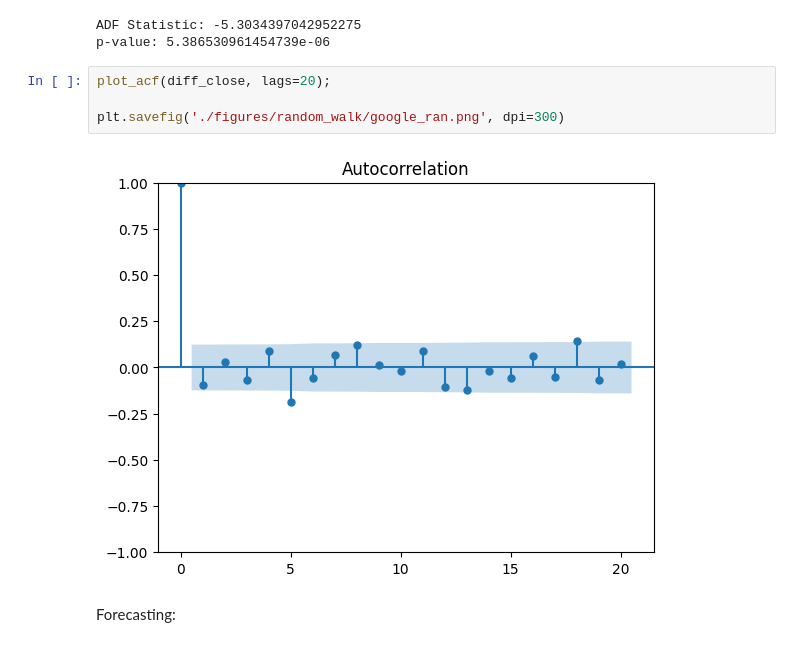
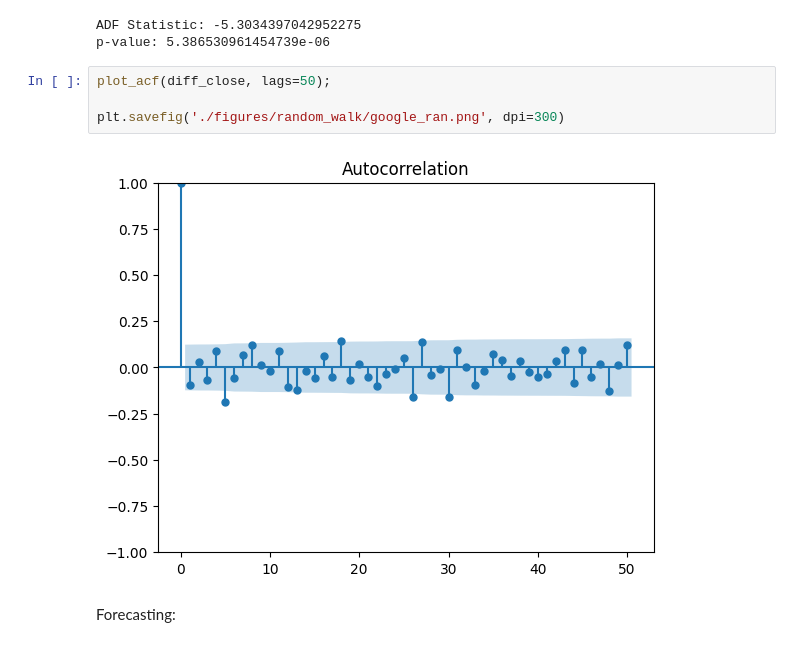
Before and after one commit to ibnerasheed/timeseries, a Jupyter notebook: codes/random_walk.ipynb, the cells around one changed output. Drawn from its saved outputs; the diff is of its cells as text.

```diff
--- a/codes/random_walk.ipynb
+++ b/codes/random_walk.ipynb
@@ -209,11 +209,11 @@ print(f'p-value: {GOOGL_diff_ADF_result[1]}')
 ADF Statistic: -5.3034397042952275
 p-value: 5.386530961454739e-06
 # %%
-plot_acf(diff_close, lags=20);
+plot_acf(diff_close, lags=50);
 
 plt.savefig('./figures/random_walk/google_ran.png', dpi=300)
 # %% [output]
-[figure, old version]
+[figure, new version]
 # %% [markdown]
 Forecasting:
 # %%
```
Also changed, not shown: 1 other file.
